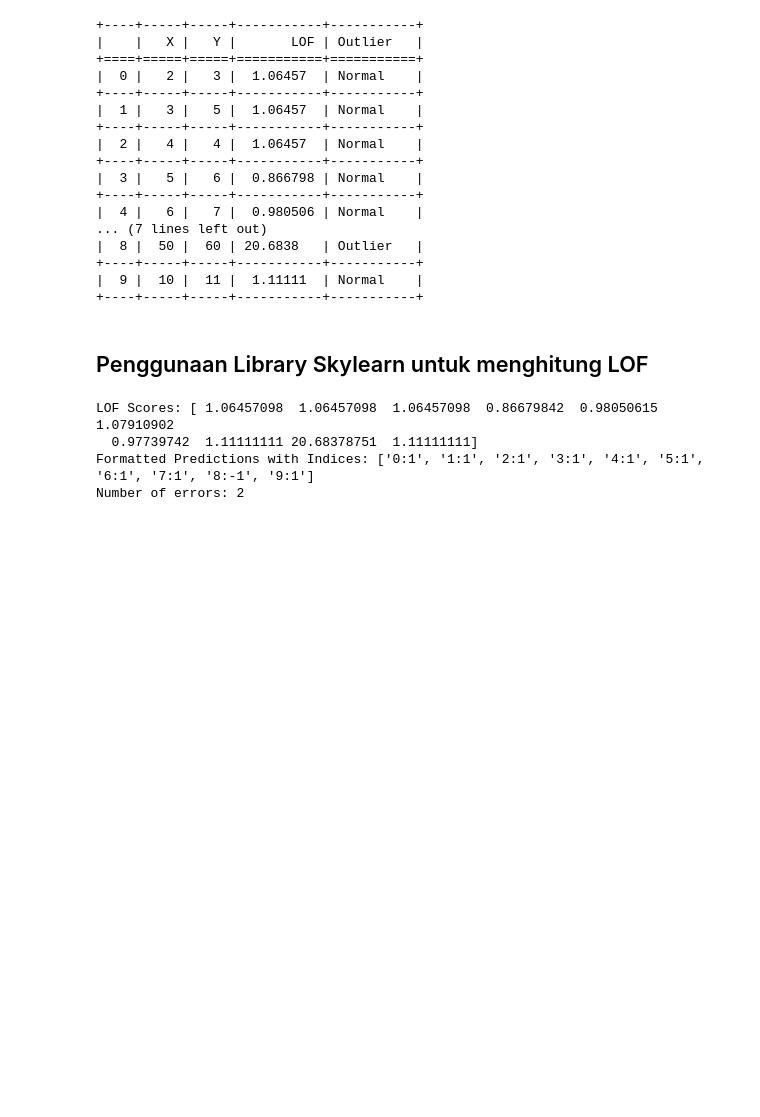
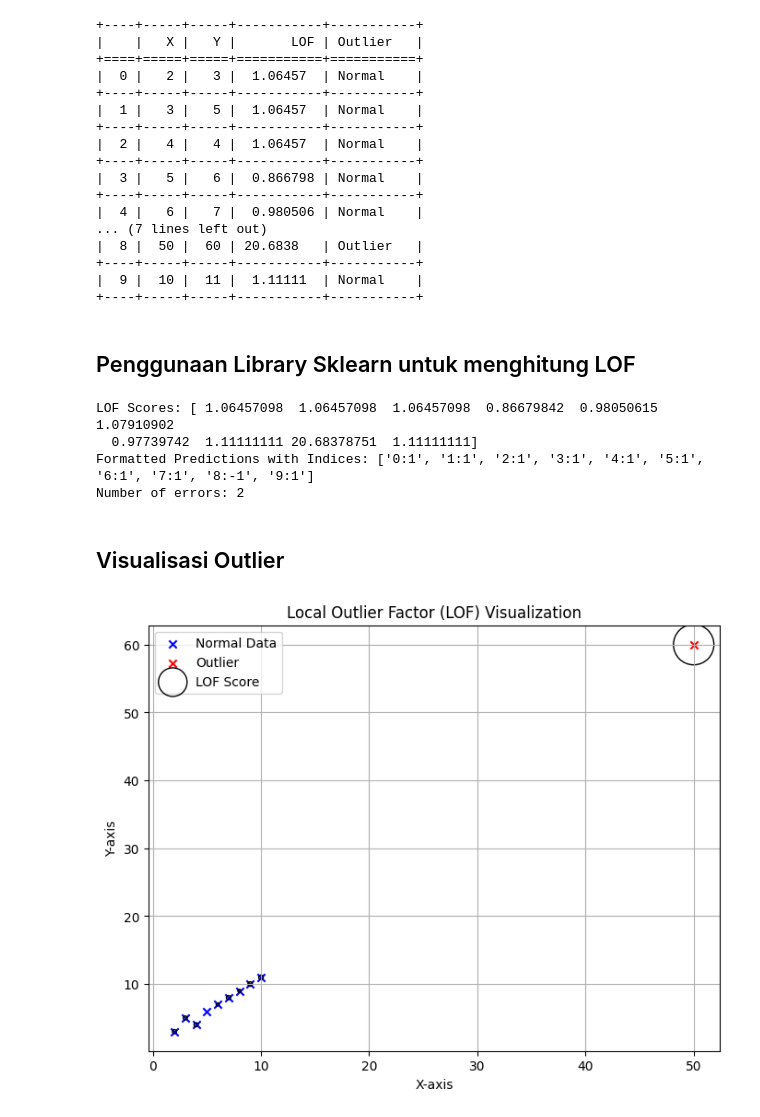
Before and after one commit to dhyos/pendata, a Jupyter notebook: _sources/LOF.ipynb, the cells around one changed output. Cells and saved outputs as stored; diff of their text form; code cells hidden in the pictures; blank space fills up the shorter version.

```diff
--- a/_sources/LOF.ipynb
+++ b/_sources/LOF.ipynb
@@ -471,7 +483,7 @@ print(tabulate(df, headers='keys', tablefmt='grid'))
 |  9 |  10 |  11 |  1.11111  | Normal    |
 +----+-----+-----+-----------+-----------+
 # %% [markdown]
-## Penggunaan Library Skylearn untuk menghitung LOF
+## Penggunaan Library Sklearn untuk menghitung LOF
 # %%
 import numpy as np
 from sklearn.neighbors import LocalOutlierFactor
@@ -507,3 +519,48 @@ LOF Scores: [ 1.06457098  1.06457098  1.06457098  0.86679842  0.98050615  1.0791
   0.97739742  1.11111111 20.68378751  1.11111111]
 Formatted Predictions with Indices: ['0:1', '1:1', '2:1', '3:1', '4:1', '5:1', '6:1', '7:1', '8:-1', '9:1']
 Number of errors: 2
+# %% [markdown]
+## Visualisasi Outlier
+# %%
+import numpy as np
+import matplotlib.pyplot as plt
+from sklearn.neighbors import LocalOutlierFactor
+
+# Data awal
+data = np.array([
+    [2, 3], [3, 5], [4, 4], [5, 6], [6, 7],
+    [7, 8], [8, 9], [9, 10], [50, 60], [10, 11]
+])
+
+# Definisikan ground_truth (anggap titik (50, 60) sebagai outlier)
+ground_truth = np.array([1]*9 + [-1])  # 1 = normal, -1 = outlier
+
+# LOF model
+clf = LocalOutlierFactor(n_neighbors=3, contamination=0.1)
+y_pred = clf.fit_predict(data)
+
+# Skor LOF
+X_scores = -clf.negative_outlier_factor_
+
+# Visualisasi
+plt.figure(figsize=(8, 6))
+
+# Plot titik normal
+plt.scatter(data[y_pred == 1, 0], data[y_pred == 1, 1], color='b', marker='x', label='Normal Data')
+
+# Plot outlier
+plt.scatter(data[y_pred == -1, 0], data[y_pred == -1, 1], color='r', marker='x', label='Outlier')
+
+# Tambahkan lingkaran untuk menunjukkan tingkat outlier berdasarkan skor LOF
+radius = (X_scores - X_scores.min()) / (X_scores.max() - X_scores.min())
+plt.scatter(data[:, 0], data[:, 1], s=1000 * radius, edgecolors='k',
+            facecolors='none', label='LOF Score')
+
+plt.title('Local Outlier Factor (LOF) Visualization')
+plt.xlabel('X-axis')
+plt.ylabel('Y-axis')
+plt.legend()
+plt.grid(True)
+plt.show()
+# %% [output]
+[figure, added]
```
Also changed, not shown: parts of 9 cells of this notebook, 5 other files.
